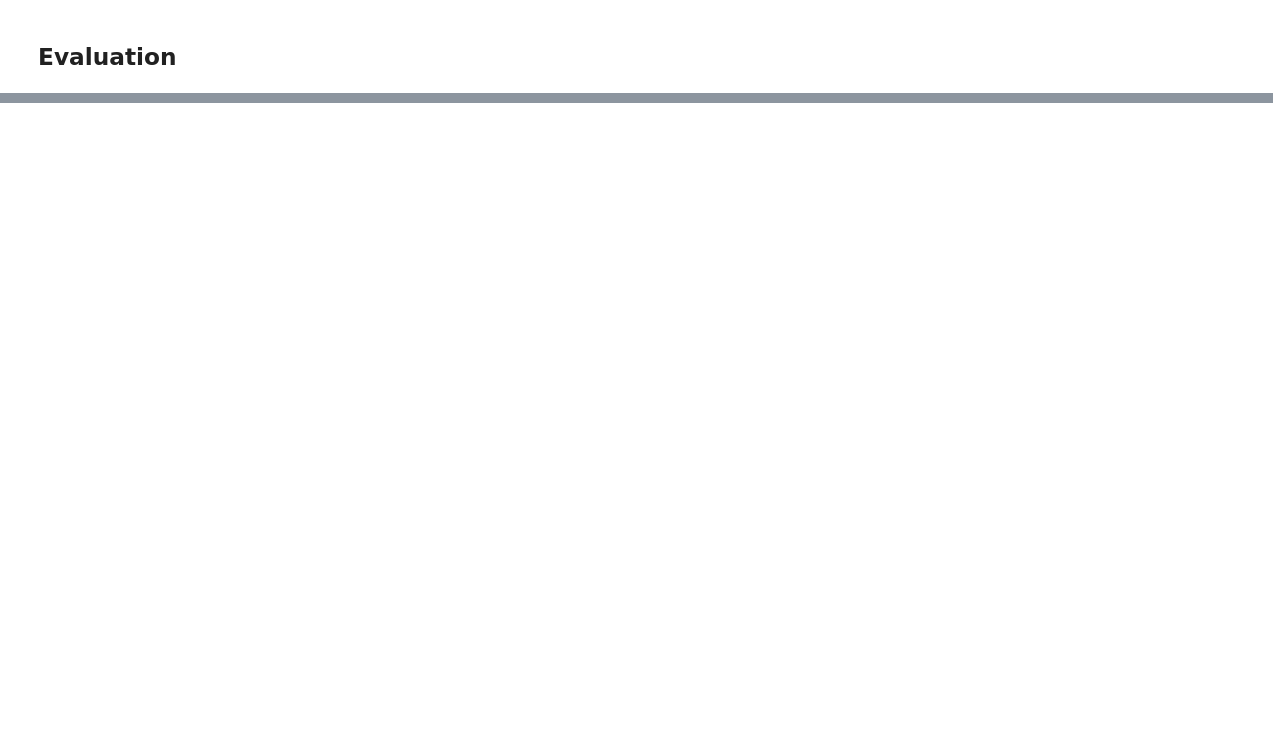
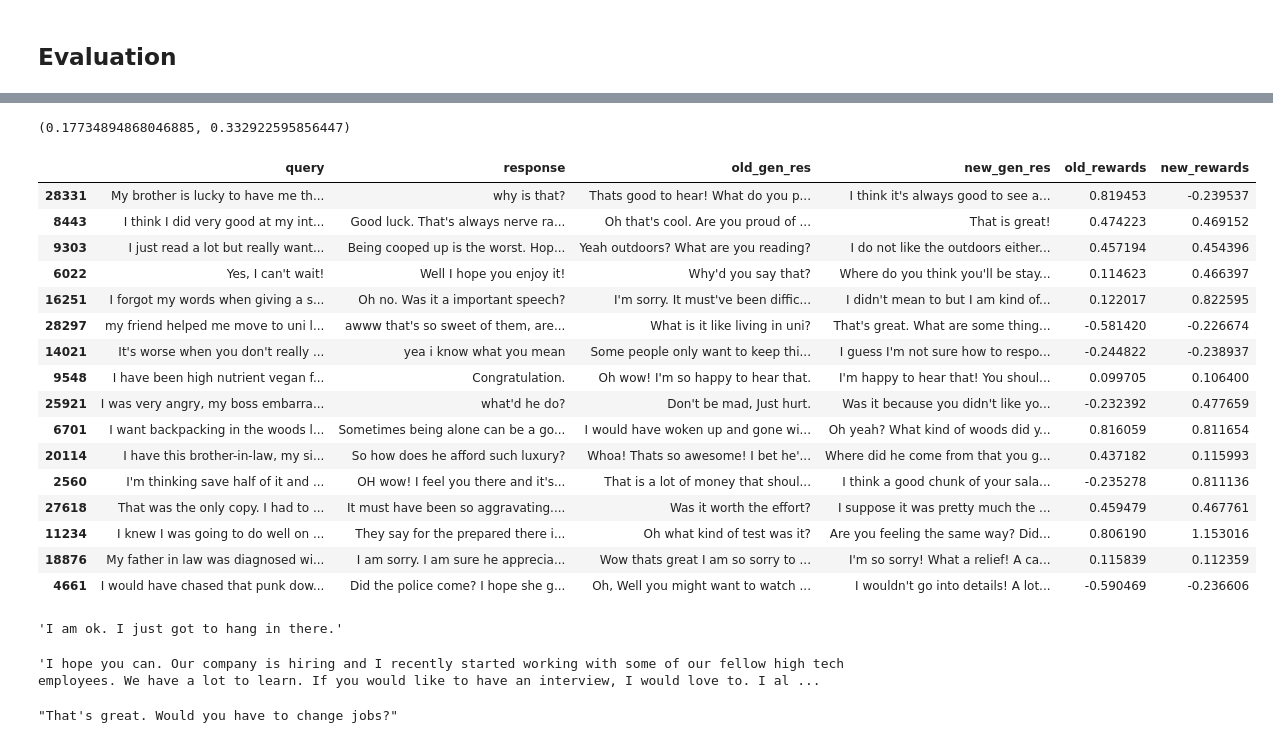
Before and after one commit to baasitsharief/EDG_DeepRL, a Jupyter notebook: ndesai2_prajvala_baasitsh_Final_Project.ipynb, the cells around one changed output, grey strips where cells are left out. Saved outputs shown, nothing was run; the diff lists cells and outputs as text; code cells hidden in the pictures; blank space fills up the shorter version.

```diff
--- a/ndesai2_prajvala_baasitsh_Final_Project.ipynb
+++ b/ndesai2_prajvala_baasitsh_Final_Project.ipynb
@@ -372,0 +387,9 @@ new_upg_conv.step("We no longer talk.")
+# %%
+old_responses = list()
+old_rewards = list()
+for ind, test_sample in test_samples.iterrows():
+  new_conv.reset()
+  response = new_conv.step(test_sample['query'])
+  reward = calc_reward([test_sample['query']], [response], tokenizer, [test_sample['response']], True)
+  old_responses.append(response)
+  old_rewards.append(reward)
@@ -372,0 +413,9 @@ new_upg_conv.step("We no longer talk.")
+# %%
+new_responses = list()
+new_rewards = list()
+for ind, test_sample in test_samples.iterrows():
+  new_upg_conv.reset()
+  response = new_upg_conv.step(test_sample['query'])
+  reward = calc_reward([test_sample['query']], [response], tokenizer, [test_sample['response']], True)
+  new_responses.append(response)
+  new_rewards.append(reward)
@@ -372,0 +439,7 @@ new_upg_conv.step("We no longer talk.")
+# %%
+pd.set_option('display.max_colwidth', None)
+# %%
+test_samples['old_gen_res'] = old_responses
+test_samples['new_gen_res'] = new_responses
+test_samples['old_rewards'] = old_rewards
+test_samples['new_rewards'] = new_rewards
@@ -373,3 +449,39 @@ new_upg_conv.step("We no longer talk.")
+# %%
+mean_old_rewards, mean_new_rewards
+# %% [output]
+(0.17734894868046885, 0.332922595856447)
+# %%
+test_samples
+# %% [output]
+|  | query | response | old_gen_res | new_gen_res | old_rewards | new_rewards |
+| 28331 | My brother is lucky to have me th... | why is that? | Thats good to hear! What do you p... | I think it's always good to see a... | 0.819453 | -0.239537 |
+| 8443 | I think I did very good at my int... | Good luck. That's always nerve ra... | Oh that's cool. Are you proud of ... | That is great! | 0.474223 | 0.469152 |
+| 9303 | I just read a lot but really want... | Being cooped up is the worst. Hop... | Yeah outdoors? What are you reading? | I do not like the outdoors either... | 0.457194 | 0.454396 |
+| 6022 | Yes, I can't wait! | Well I hope you enjoy it! | Why'd you say that? | Where do you think you'll be stay... | 0.114623 | 0.466397 |
+| 16251 | I forgot my words when giving a s... | Oh no. Was it a important speech? | I'm sorry. It must've been diffic... | I didn't mean to but I am kind of... | 0.122017 | 0.822595 |
+| 28297 | my friend helped me move to uni l... | awww that's so sweet of them, are... | What is it like living in uni? | That's great. What are some thing... | -0.581420 | -0.226674 |
+| 14021 | It's worse when you don't really ... | yea i know what you mean | Some people only want to keep thi... | I guess I'm not sure how to respo... | -0.244822 | -0.238937 |
+| 9548 | I have been high nutrient vegan f... | Congratulation. | Oh wow! I'm so happy to hear that. | I'm happy to hear that! You shoul... | 0.099705 | 0.106400 |
+| 25921 | I was very angry, my boss embarra... | what'd he do? | Don't be mad, Just hurt. | Was it because you didn't like yo... | -0.232392 | 0.477659 |
+| 6701 | I want backpacking in the woods l... | Sometimes being alone can be a go... | I would have woken up and gone wi... | Oh yeah? What kind of woods did y... | 0.816059 | 0.811654 |
+| 20114 | I have this brother-in-law, my si... | So how does he afford such luxury? | Whoa! Thats so awesome! I bet he'... | Where did he come from that you g... | 0.437182 | 0.115993 |
+| 2560 | I'm thinking save half of it and ... | OH wow! I feel you there and it's... | That is a lot of money that shoul... | I think a good chunk of your sala... | -0.235278 | 0.811136 |
+| 27618 | That was the only copy. I had to ... | It must have been so aggravating.... | Was it worth the effort? | I suppose it was pretty much the ... | 0.459479 | 0.467761 |
+| 11234 | I knew I was going to do well on ... | They say for the prepared there i... | Oh what kind of test was it? | Are you feeling the same way? Did... | 0.806190 | 1.153016 |
+| 18876 | My father in law was diagnosed wi... | I am sorry. I am sure he apprecia... | Wow thats great I am so sorry to ... | I'm so sorry! What a relief! A ca... | 0.115839 | 0.112359 |
+| 4661 | I would have chased that punk dow... | Did the police come? I hope she g... | Oh, Well you might want to watch ... | I wouldn't go into details! A lot... | -0.590469 | -0.236606 |
+# %%
+new_upg_conv.step("Hi. How are you doing?")
+# %% [output]
+'I am ok. I just got to hang in there.'
+# %%
+new_upg_conv.step("I am sorry you have to go through it. Is there any way i can help?")
+# %% [output]
+'I hope you can. Our company is hiring and I recently started working with some of our fellow high tech employees. We have a lot to learn. If you would like to have an interview, I would love to. I al ...
+# %%
+new_upg_conv.step("Oh. That'd be great. I recently got laid off and it'll great to find a new one.")
+# %% [output]
+"That's great. Would you have to change jobs?"
 # %%
 new_upg_conv.render()
 # %% [output]
```
Also changed, not shown: parts of 29 cells of this notebook.
